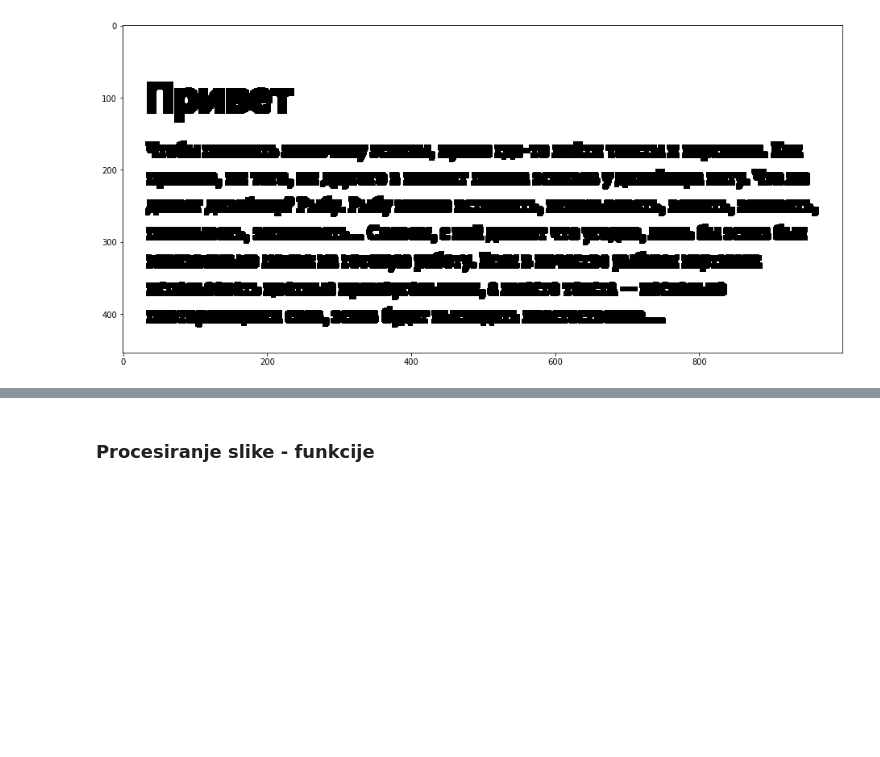
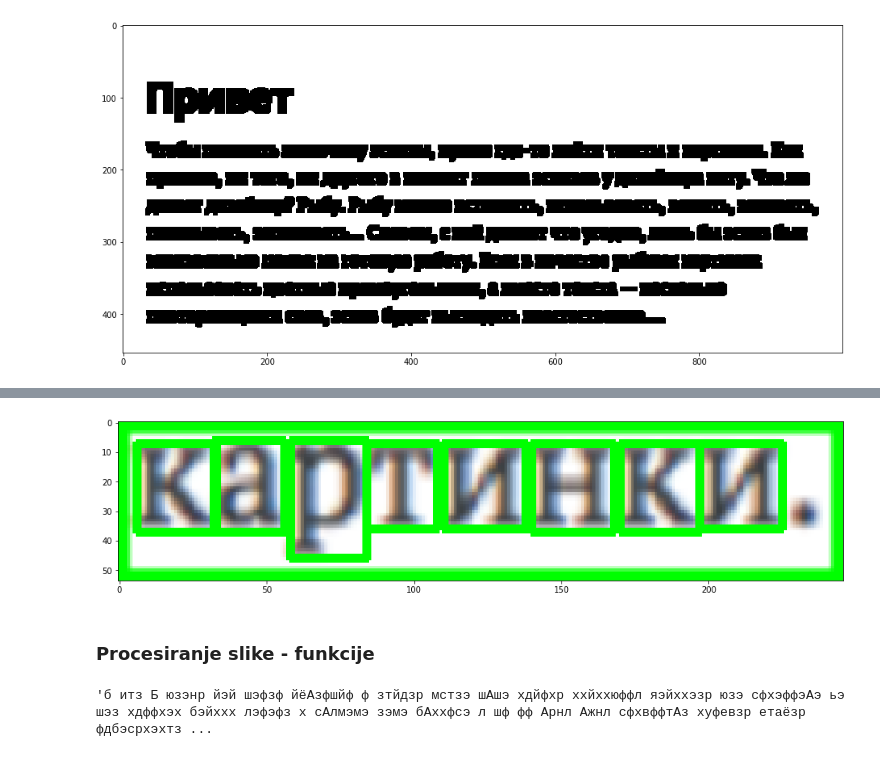
Before and after one commit to Marieta3/russian-text-recognition, a Jupyter notebook: russian-text-recognition.ipynb, the cells around one changed output, grey strips where cells are left out. Cells and saved outputs as stored; diff of their text form; code cells hidden in the pictures; blank space fills up the shorter version.

```diff
--- a/russian-text-recognition.ipynb
+++ b/russian-text-recognition.ipynb
@@ -340,2 +384,6 @@ display_image(letters_alf_orig[10])
+# %%
+display_image(letters_alf_orig1[0])
+# %% [output]
+[figure, added]
 # %% [markdown]
 ### Procesiranje slike - funkcije
@@ -344,0 +419,4 @@ def process_image():
+# %%
+process_image('text5.png')
+# %% [output]
+'б итз Б юзэнр йэй шэфзф йёАзфшйф ф зтйдзр мстзэ шАшэ хдйфхр ххйххюффл яэйххэзр юзэ сфхэффэАэ ьэ шэз хдффхэх бэйххх лэфэфз х сАлмэмэ зэмэ бАххфсэ л шф фф Арнл Ажнл сфхвффтАз хуфевзр етаёзр фдбэсрхэхтз ...
```
Also changed, not shown: parts of 12 cells of this notebook.
